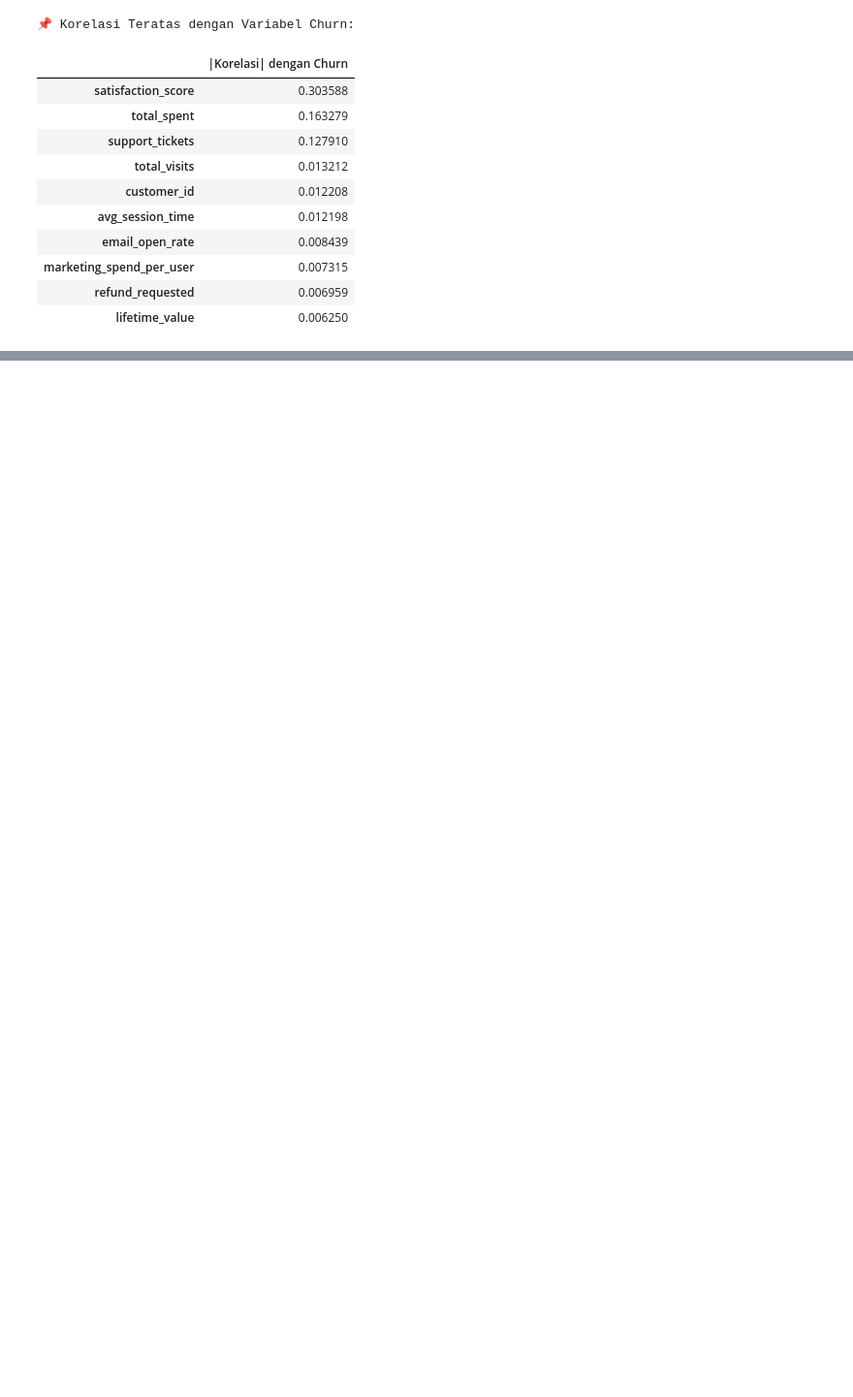
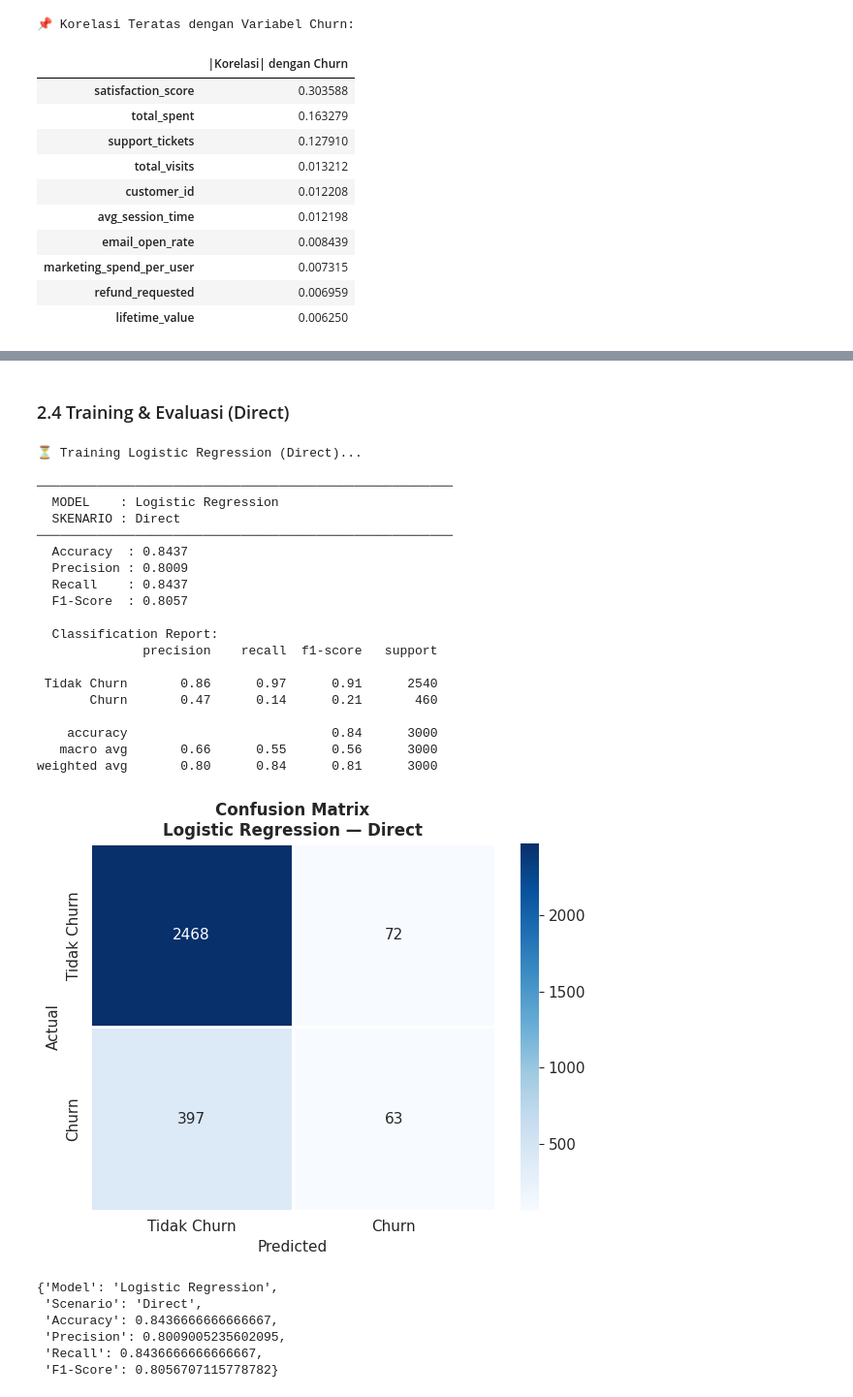
Before and after one commit to GabriellaJovanka/churn-customer--prediction, a Jupyter notebook: ChurnPredict_Draft.ipynb, the cells around one changed output, grey strips where cells are left out. Shown at 97% size. Saved outputs shown, nothing was run; the diff lists cells and outputs as text; code cells hidden in the pictures; blank space fills up the shorter version.

```diff
--- a/ChurnPredict_Draft.ipynb
+++ b/ChurnPredict_Draft.ipynb
@@ -289,0 +295,27 @@ display(churn_corr.head(10).rename('|Korelasi| dengan Churn')
+# %%
+# Persiapan Direct Modeling
+# Pada direct modeling, hanya kolom bertipe numerik (int64/float64) yang digunakan,
+# karena sklearn tidak bisa langsung menangani kolom object/datetime.
+# Kolom non-numerik & ID di-drop (preprocessing minimal).
+# Tidak ada encoding, scaling, imputasi.
+
+df_direct = df.copy()
+
+# Drop kolom non-numerik & ID
+drop_direct = ['customer_id', 'gender', 'country', 'city', 'signup_date',
+               'last_purchase_date', 'acquisition_channel', 'device_type',
+               'subscription_type', 'coupon_code', 'payment_method']
+df_direct.drop(columns=[c for c in drop_direct if c in df_direct.columns], inplace=True)
+
+# Isi NaN numerik dengan median (agar tidak error saat fit)
+for col in df_direct.columns:
+    if df_direct[col].isnull().any():
+        df_direct[col].fillna(df_direct[col].median(), inplace=True)
+
+X_direct = df_direct.drop(columns=['churn'])
+y_direct  = df_direct['churn']
+
+print(f"Shape X (direct) : {X_direct.shape}")
+print(f"Shape y (direct) : {y_direct.shape}")
+print(f"\nFitur yang digunakan ({len(X_direct.columns)}):")
+print(X_direct.columns.tolist())
@@ -289,0 +330,11 @@ display(churn_corr.head(10).rename('|Korelasi| dengan Churn')
+# %%
+# Train–Test Split 80:20
+X_tr_d, X_te_d, y_tr_d, y_te_d = train_test_split(
+    X_direct, y_direct,
+    test_size=TEST_SIZE, random_state=SEED, stratify=y_direct
+)
+
+print(f"Data Latih : {X_tr_d.shape[0]:,} samples ({(1-TEST_SIZE)*100:.0f}%)")
+print(f"Data Uji   : {X_te_d.shape[0]:,} samples ({TEST_SIZE*100:.0f}%)")
+print(f"Distribusi y_train : {dict(y_tr_d.value_counts())}")
+print(f"Distribusi y_test  : {dict(y_te_d.value_counts())}")
@@ -289,0 +393,36 @@ display(churn_corr.head(10).rename('|Korelasi| dengan Churn')
+# %% [markdown]
+### 2.4 Training & Evaluasi (Direct)
+# %%
+# Model 1: Logistic Regression (Konvensional)
+print("⏳ Training Logistic Regression (Direct)...")
+lr_d = LogisticRegression(max_iter=1000, random_state=SEED)
+lr_d.fit(X_tr_d, y_tr_d)
+evaluate_model(lr_d, X_te_d, y_te_d, "Logistic Regression", "Direct")
+# %% [output]
+⏳ Training Logistic Regression (Direct)...
+
+───────────────────────────────────────────────────────
+  MODEL    : Logistic Regression
+  SKENARIO : Direct
+───────────────────────────────────────────────────────
+  Accuracy  : 0.8437
+  Precision : 0.8009
+  Recall    : 0.8437
+  F1-Score  : 0.8057
+
+  Classification Report:
+              precision    recall  f1-score   support
+
+ Tidak Churn       0.86      0.97      0.91      2540
+       Churn       0.47      0.14      0.21       460
+
+    accuracy                           0.84      3000
+   macro avg       0.66      0.55      0.56      3000
+weighted avg       0.80      0.84      0.81      3000
+[figure, added]
+{'Model': 'Logistic Regression',
+ 'Scenario': 'Direct',
+ 'Accuracy': 0.8436666666666667,
+ 'Precision': 0.8009005235602095,
+ 'Recall': 0.8436666666666667,
+ 'F1-Score': 0.8056707115778782}
```
Also changed, not shown: parts of 9 cells of this notebook.
